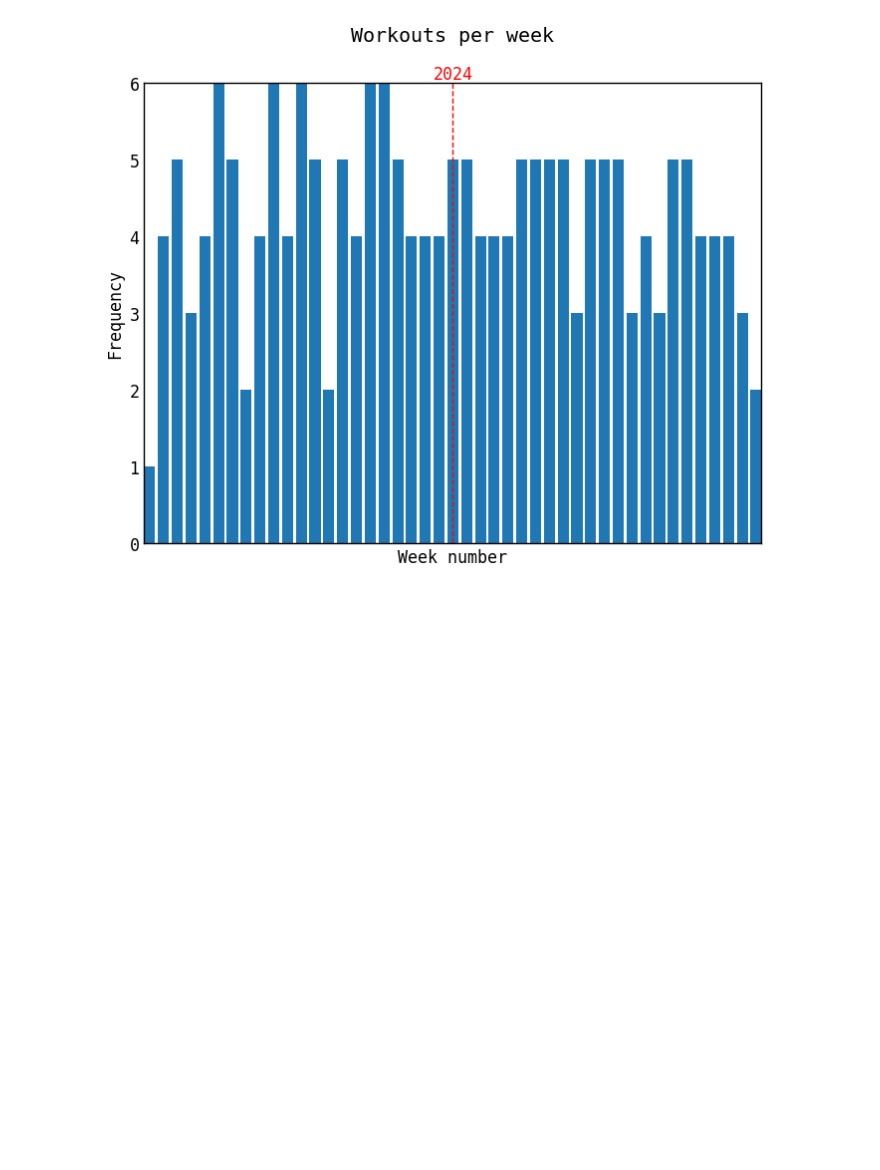
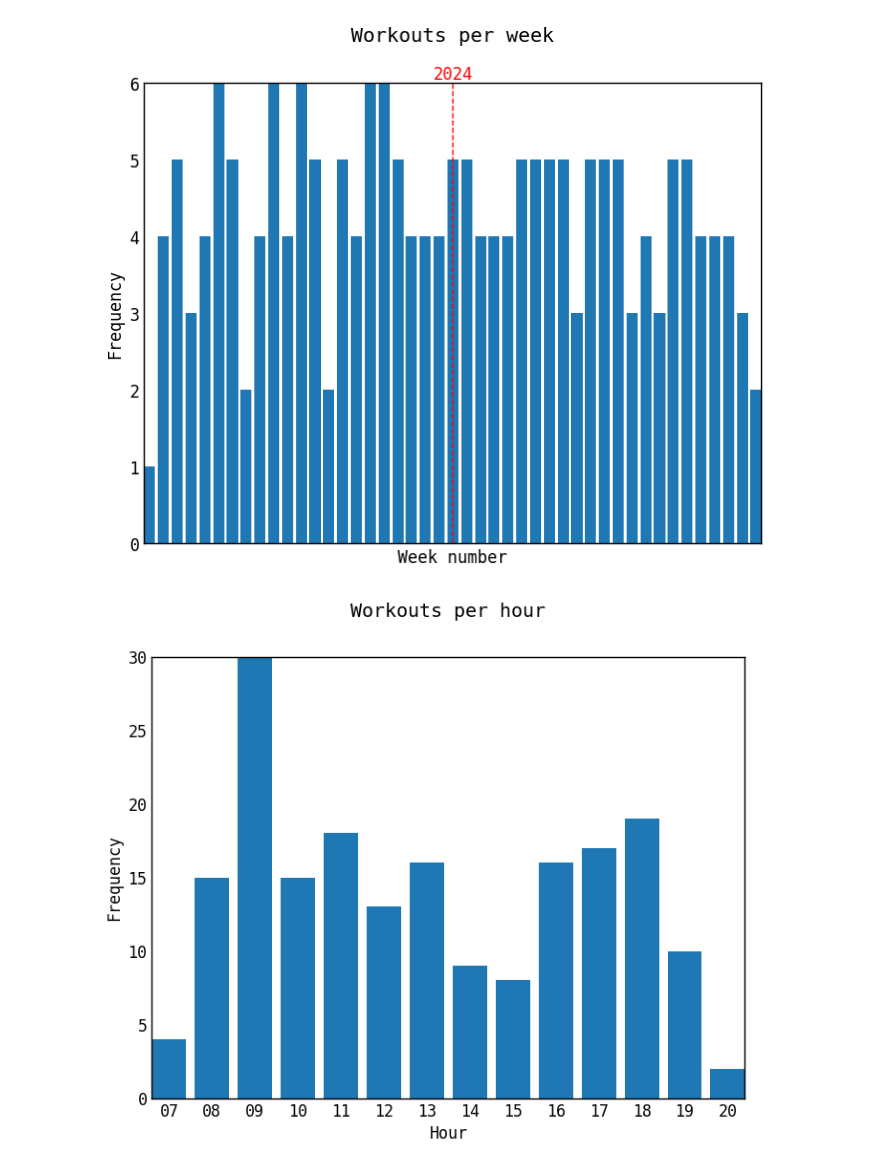
Before and after one commit to Aebel-Shajan/gym-data-analysis, a Jupyter notebook: experimentation.Ipynb, the cells around one changed output. Saved outputs shown, nothing was run; the diff lists cells and outputs as text; code cells hidden in the pictures; blank space fills up the shorter version.

Commit message:
Add plot_hourly_workouts

```diff
--- a/experimentation.Ipynb
+++ b/experimentation.Ipynb
@@ -77,3 +77,7 @@ import gym_data_analysis.data_processing as analysis
 analysis.plot_weekly_workout(grouped_df)
 # %% [output]
 [figure]
+# %%
+analysis.plot_hourly_workout(grouped_df)
+# %% [output]
+[figure, added]
```
Also changed, not shown: 1 other file.
